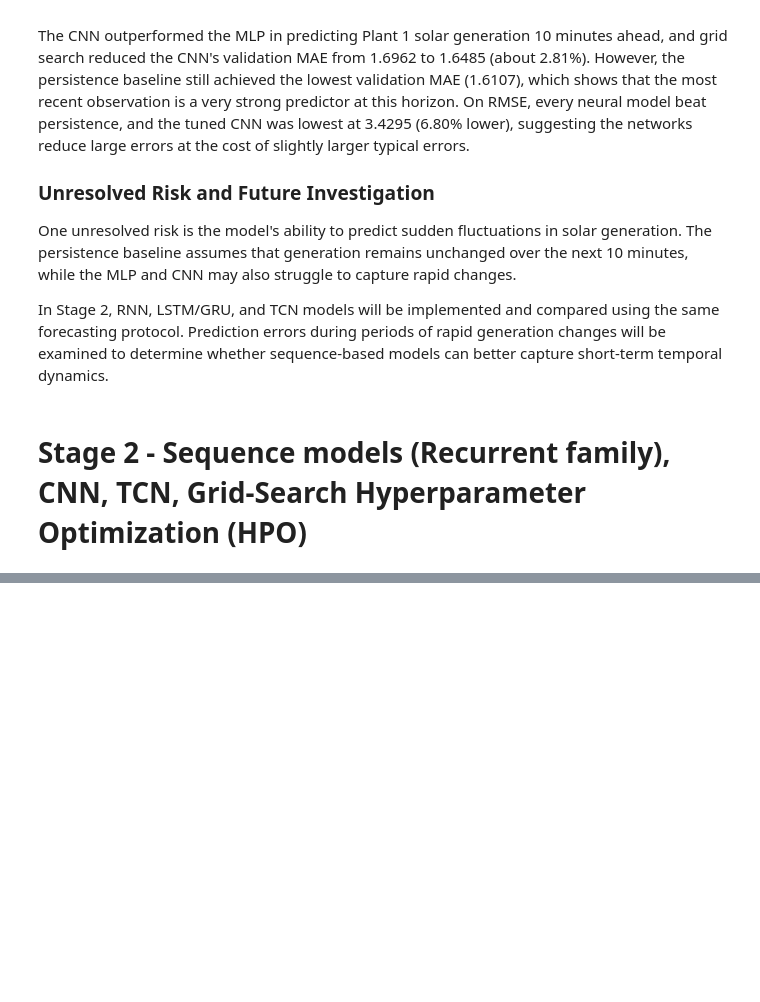
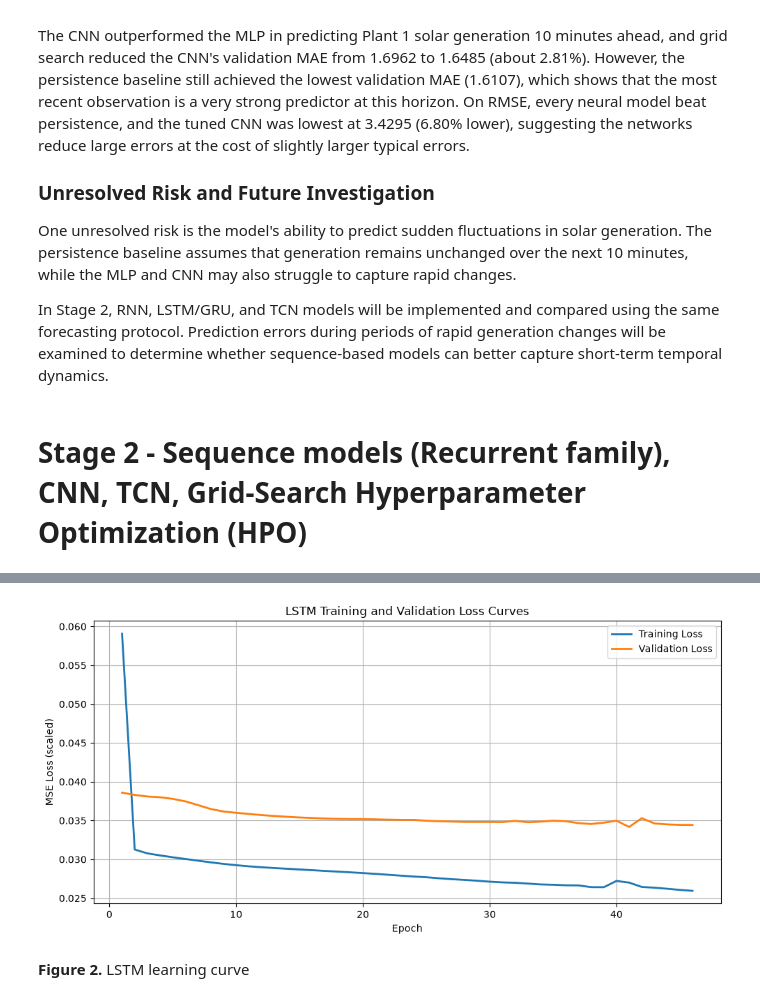
Before and after one commit to qchen534/AISE4010-Project, a Jupyter notebook: AISE4010_Project_Group#3.ipynb, the cells around one changed output, grey strips where cells are left out. Cells and saved outputs as stored; diff of their text form; code cells hidden in the pictures; blank space fills up the shorter version.

```diff
--- a/AISE4010_Project_Group#3.ipynb
+++ b/AISE4010_Project_Group#3.ipynb
@@ -1458,0 +1708,20 @@ In Stage 2, RNN, LSTM/GRU, and TCN models will be implemented and compared using
+# %%
+from tensorflow.keras.layers import LSTM
+
+tf.keras.backend.clear_session()
+tf.keras.utils.set_random_seed(SEED)
+
+lstm = Sequential([
+    Input(shape=(LOOKBACK, 1)),
+    LSTM(32),
+    Dense(1)
+])
+
+lstm.compile(
+    optimizer=Adam(learning_rate=0.001),
+    loss="mse"
+)
+
+lstm.summary()
+
+print("LSTM Parameters:", lstm.count_params())
@@ -1458,0 +1786,37 @@ In Stage 2, RNN, LSTM/GRU, and TCN models will be implemented and compared using
+# %%
+# LSTM Training and Validation Loss Curves
+
+plt.style.use("default")
+
+epochs_range = range(
+    1, len(lstm_history.history["loss"]) + 1
+)
+
+plt.figure(figsize=(10, 5))
+
+plt.plot(
+    epochs_range,
+    lstm_history.history["loss"],
+    label="Training Loss",
+    linewidth=2
+)
+
+plt.plot(
+    epochs_range,
+    lstm_history.history["val_loss"],
+    label="Validation Loss",
+    linewidth=2
+)
+
+plt.title("LSTM Training and Validation Loss Curves")
+plt.xlabel("Epoch")
+plt.ylabel("MSE Loss (scaled)")
+
+plt.legend()
+plt.grid(True)
+plt.tight_layout()
+plt.show()
+# %% [output]
+[figure, added]
+# %% [markdown]
+**Figure 2.** LSTM learning curve
```
Also changed, not shown: parts of 22 cells of this notebook.
